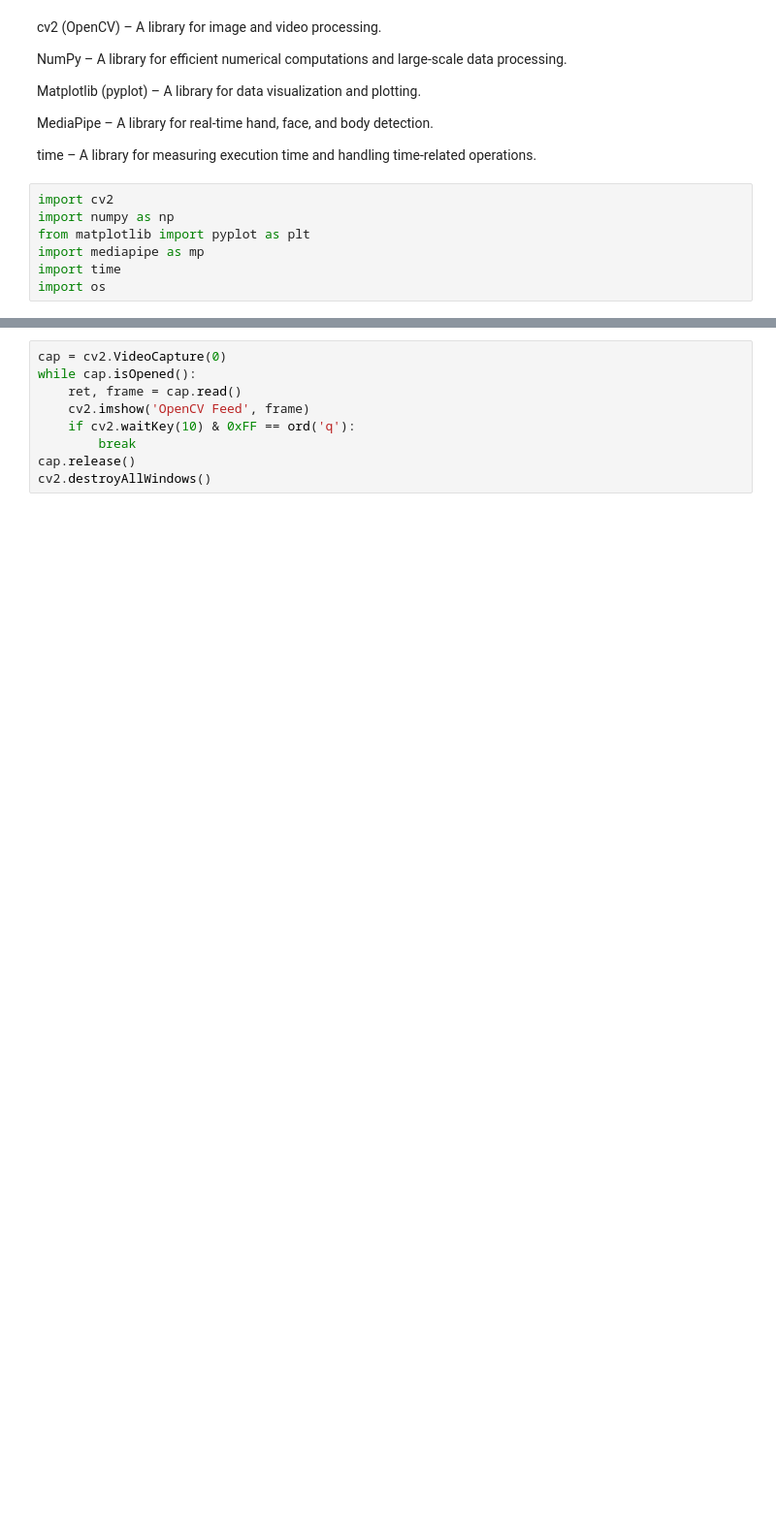
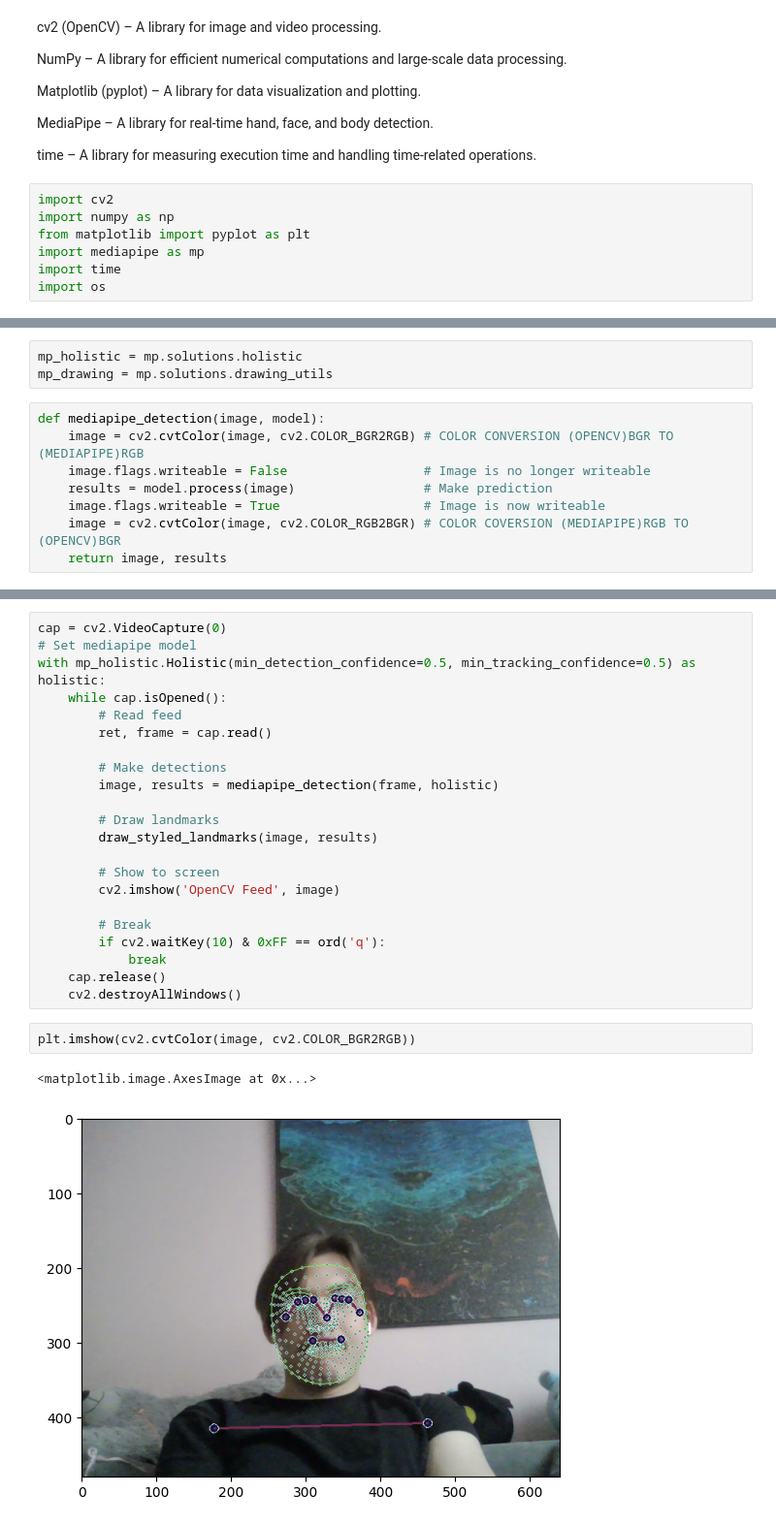
Before and after one commit to KamilBorowiecki/polish-sign-language-translator, a Jupyter notebook: model_training.ipynb, the cells around one changed output, grey strips where cells are left out. Shown at 97% size. Cells and saved outputs as stored; diff of their text form; blank space fills up the shorter version.

```diff
--- a/model_training.ipynb
+++ b/model_training.ipynb
@@ -41,0 +42,11 @@ import os
+# %%
+mp_holistic = mp.solutions.holistic
+mp_drawing = mp.solutions.drawing_utils
+# %%
+def mediapipe_detection(image, model):
+    image = cv2.cvtColor(image, cv2.COLOR_BGR2RGB) # COLOR CONVERSION (OPENCV)BGR TO (MEDIAPIPE)RGB
+    image.flags.writeable = False                  # Image is no longer writeable
+    results = model.process(image)                 # Make prediction
+    image.flags.writeable = True                   # Image is now writeable
+    image = cv2.cvtColor(image, cv2.COLOR_RGB2BGR) # COLOR COVERSION (MEDIAPIPE)RGB TO (OPENCV)BGR
+    return image, results
@@ -42,9 +86,27 @@ import os
 # %%
 cap = cv2.VideoCapture(0)
-while cap.isOpened():
-    ret, frame = cap.read()
-    cv2.imshow('OpenCV Feed', frame)
-    if cv2.waitKey(10) & 0xFF == ord('q'):
-        break
-cap.release()
-cv2.destroyAllWindows()
+# Set mediapipe model
+with mp_holistic.Holistic(min_detection_confidence=0.5, min_tracking_confidence=0.5) as holistic:
+    while cap.isOpened():
+        # Read feed
+        ret, frame = cap.read()
+
+        # Make detections
+        image, results = mediapipe_detection(frame, holistic)
+
+        # Draw landmarks
+        draw_styled_landmarks(image, results)
+
+        # Show to screen
+        cv2.imshow('OpenCV Feed', image)
+
+        # Break
+        if cv2.waitKey(10) & 0xFF == ord('q'):
+            break
+    cap.release()
+    cv2.destroyAllWindows()
+# %%
+plt.imshow(cv2.cvtColor(image, cv2.COLOR_BGR2RGB))
+# %% [output]
+<matplotlib.image.AxesImage at 0x...>
+[figure, added]
```
Also changed, not shown: parts of 4 cells of this notebook.
